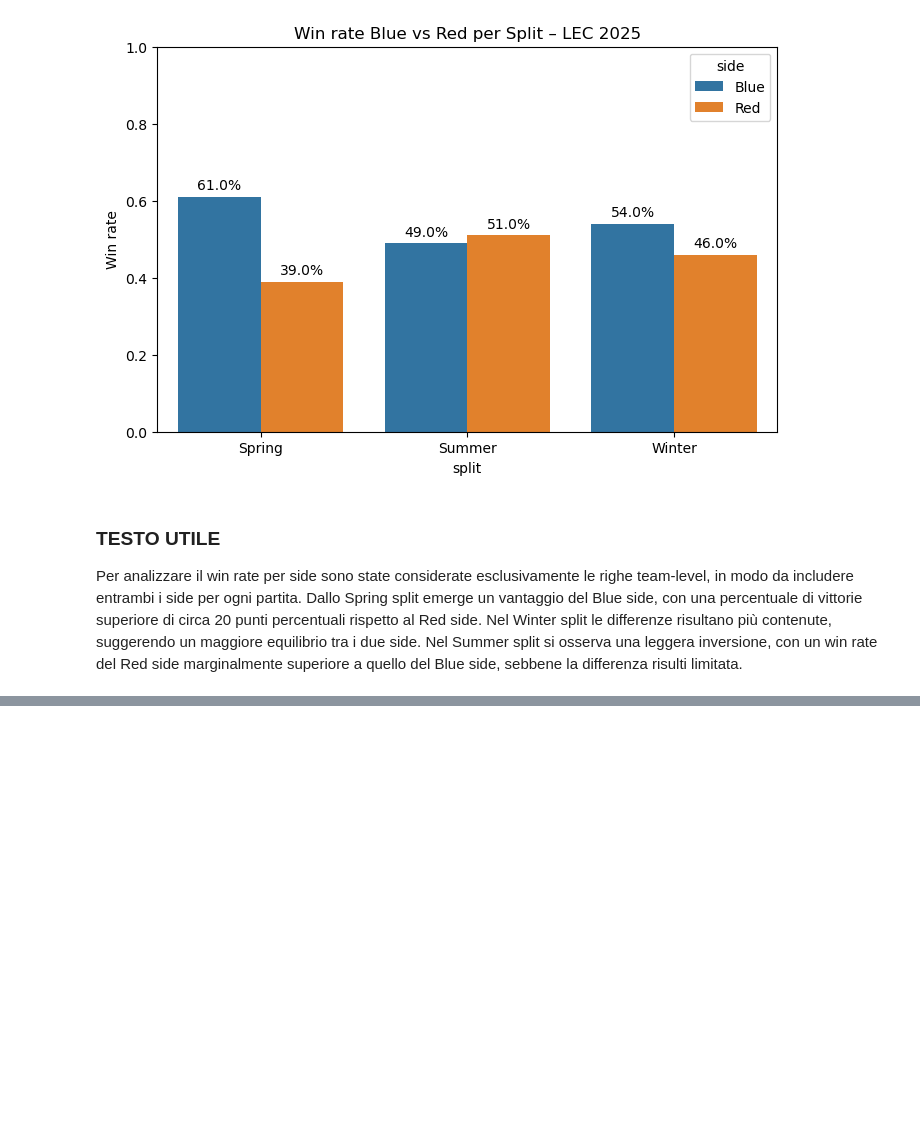
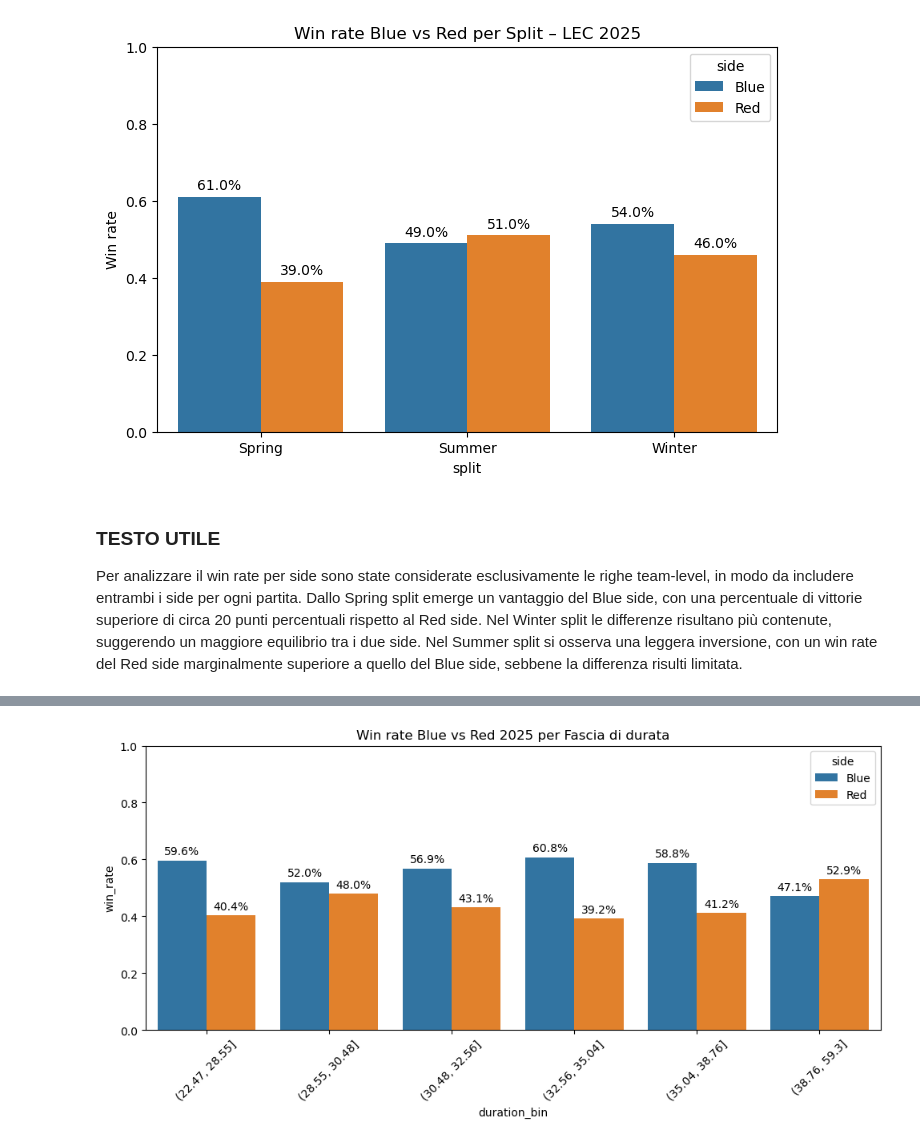
Before and after one commit to AnalystEca/G2-project-analysis, a Jupyter notebook: G2_analisi.ipynb, the cells around one changed output, grey strips where cells are left out. Cells and saved outputs as stored; diff of their text form; code cells hidden in the pictures; blank space fills up the shorter version.

```diff
--- a/G2_analisi.ipynb
+++ b/G2_analisi.ipynb
@@ -349,0 +363,13 @@ Nel Summer split si osserva una leggera inversione, con un win rate del Red side
+# %%
+winrate_by_len_side = (
+    df_winsidelength
+    .dropna(subset=['duration_bin'])
+    .groupby(['duration_bin', 'side'], observed = True)
+    .agg(
+        partite=('gameid', 'nunique'),
+        win_rate=('result', 'mean')
+    )
+    .reset_index()
+)
+
+winrate_by_len_side.head(12)
@@ -349,0 +390,25 @@ Nel Summer split si osserva una leggera inversione, con un win rate del Red side
+# %%
+plt.figure(figsize=(10, 5))
+ax = sns.barplot(
+    data=winrate_by_len_side,
+    x='duration_bin',
+    y='win_rate',
+    hue='side'
+)
+ax.set_ylim(0, 1)
+plt.xticks(rotation=45)
+plt.tight_layout()
+
+for container in ax.containers:
+    ax.bar_label(
+        container,
+        labels=[f'{v*100:.1f}%' for v in container.datavalues],
+        padding=3,
+        fontsize=10
+    )
+
+    ax.set_title('Win rate Blue vs Red 2025 per Fascia di durata')
+
+plt.show()
+# %% [output]
+[figure, added]
```
Also changed, not shown: parts of 3 cells of this notebook, 1 other file.
